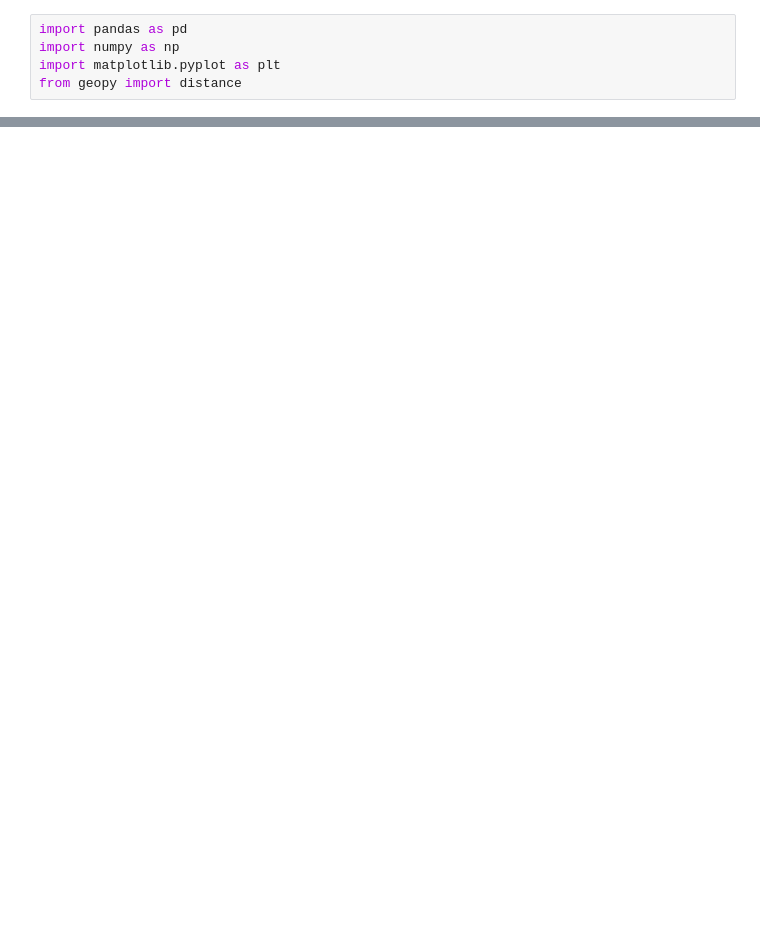
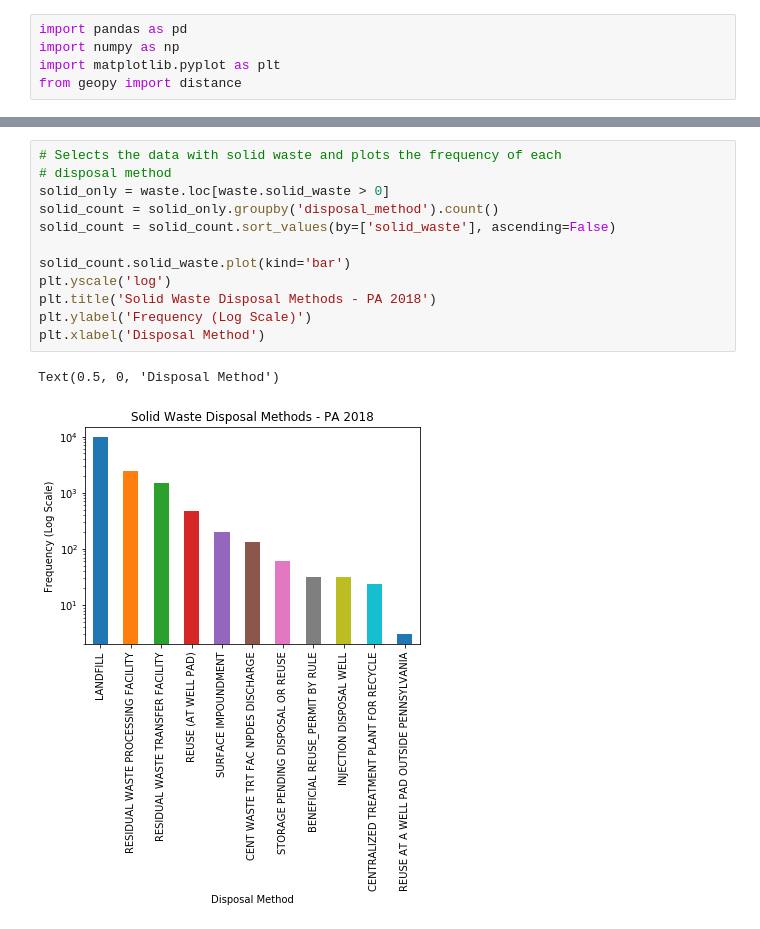
Before and after one commit to foz306/PA-Oil-and-Gas-Waste-Analysis, a Jupyter notebook: Oil and Gas Waste.ipynb, the cells around one changed output, grey strips where cells are left out. Drawn from its saved outputs; the diff is of its cells as text; blank space fills up the shorter version.

```diff
--- a/Oil and Gas Waste.ipynb
+++ b/Oil and Gas Waste.ipynb
@@ -93,0 +110,15 @@ waste_report.head()
+# %%
+# Selects the data with solid waste and plots the frequency of each
+# disposal method
+solid_only = waste.loc[waste.solid_waste > 0]
+solid_count = solid_only.groupby('disposal_method').count()
+solid_count = solid_count.sort_values(by=['solid_waste'], ascending=False)
+
+solid_count.solid_waste.plot(kind='bar')
+plt.yscale('log')
+plt.title('Solid Waste Disposal Methods - PA 2018')
+plt.ylabel('Frequency (Log Scale)')
+plt.xlabel('Disposal Method')
+# %% [output]
+Text(0.5, 0, 'Disposal Method')
+[figure, added]
```
Also changed, not shown: parts of 8 cells of this notebook.
